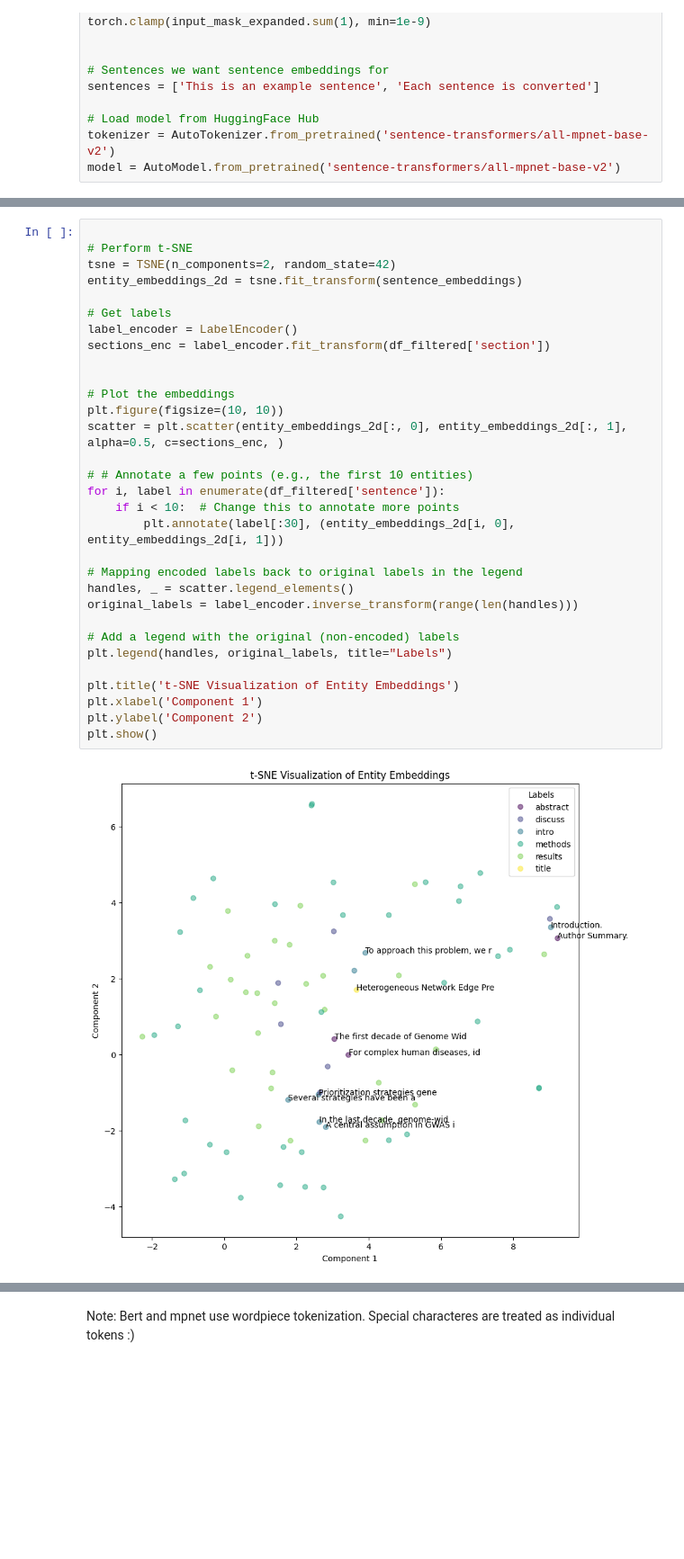
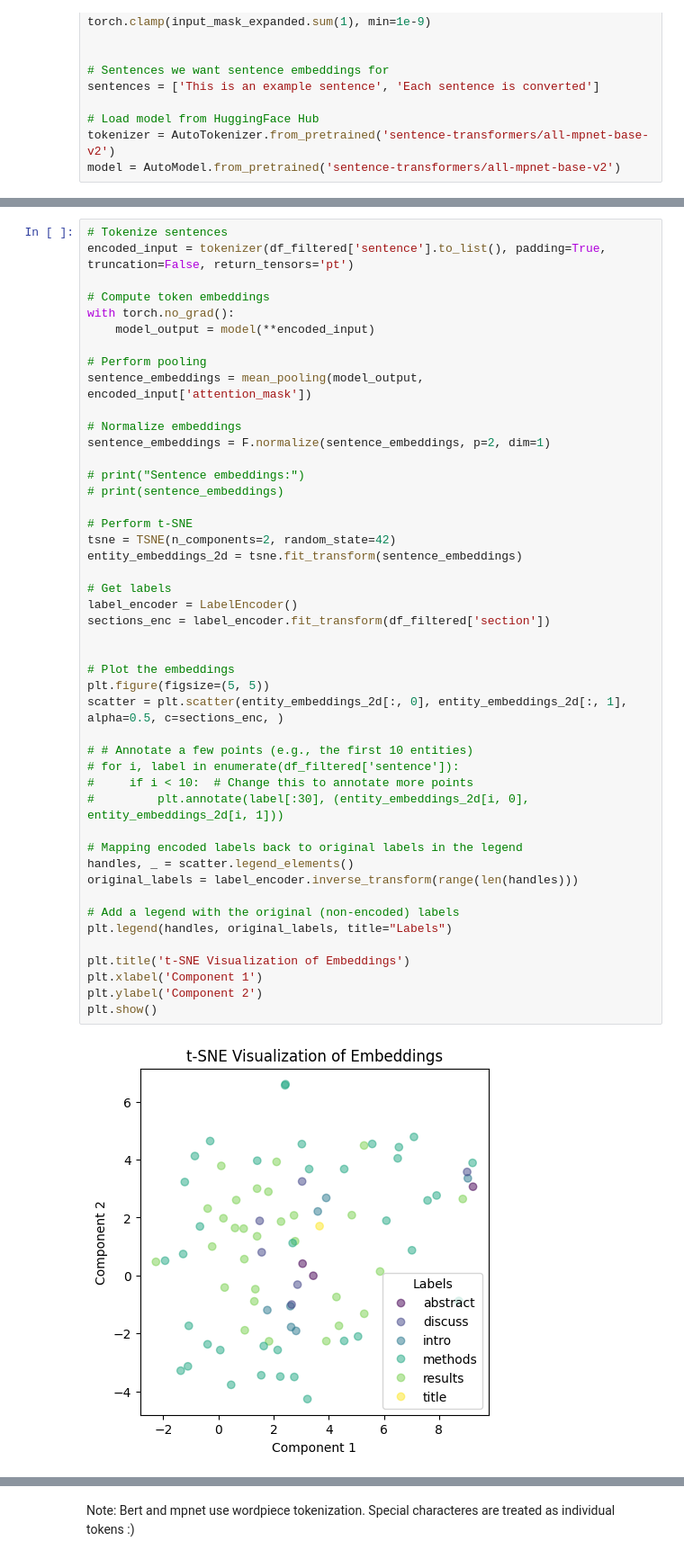
Before and after one commit to Multiomics-Analytics-Group/pubmed-rag, a Jupyter notebook: notebooks/gen_workspace.ipynb, the cells around one changed output, grey strips where cells are left out. Shown at 90% size. Drawn from its saved outputs; the diff is of its cells as text; blank space fills up the shorter version.

Commit message:
embed by section subtstrings

```diff
--- a/notebooks/gen_workspace.ipynb
+++ b/notebooks/gen_workspace.ipynb
@@ -244,33 +69,48 @@ from sklearn.preprocessing import LabelEncoder
 # %%
+# Tokenize sentences
+encoded_input = tokenizer(df_filtered['sentence'].to_list(), padding=True, truncation=False, return_tensors='pt')
+
+# Compute token embeddings
+with torch.no_grad():
+    model_output = model(**encoded_input)
+
+# Perform pooling
+sentence_embeddings = mean_pooling(model_output, encoded_input['attention_mask'])
+
+# Normalize embeddings
+sentence_embeddings = F.normalize(sentence_embeddings, p=2, dim=1)
+
+# print("Sentence embeddings:")
+# print(sentence_embeddings)
 
 # Perform t-SNE
 tsne = TSNE(n_components=2, random_state=42)
 entity_embeddings_2d = tsne.fit_transform(sentence_embeddings)
 
 # Get labels
 label_encoder = LabelEncoder()
 sections_enc = label_encoder.fit_transform(df_filtered['section'])
 
 
 # Plot the embeddings
-plt.figure(figsize=(10, 10))
+plt.figure(figsize=(5, 5))
 scatter = plt.scatter(entity_embeddings_2d[:, 0], entity_embeddings_2d[:, 1], alpha=0.5, c=sections_enc, )
 
 # # Annotate a few points (e.g., the first 10 entities)
-for i, label in enumerate(df_filtered['sentence']):
-    if i < 10:  # Change this to annotate more points
-        plt.annotate(label[:30], (entity_embeddings_2d[i, 0], entity_embeddings_2d[i, 1]))
+# for i, label in enumerate(df_filtered['sentence']):
+#     if i < 10:  # Change this to annotate more points
+#         plt.annotate(label[:30], (entity_embeddings_2d[i, 0], entity_embeddings_2d[i, 1]))
 
 # Mapping encoded labels back to original labels in the legend
 handles, _ = scatter.legend_elements()
 original_labels = label_encoder.inverse_transform(range(len(handles)))
 
 # Add a legend with the original (non-encoded) labels
 plt.legend(handles, original_labels, title="Labels")
 
-plt.title('t-SNE Visualization of Entity Embeddings')
+plt.title('t-SNE Visualization of Embeddings')
 plt.xlabel('Component 1')
 plt.ylabel('Component 2')
 plt.show()
 # %% [output]
-[figure, old version]
+[figure, new version]
```
Also changed, not shown: parts of 35 cells of this notebook.
